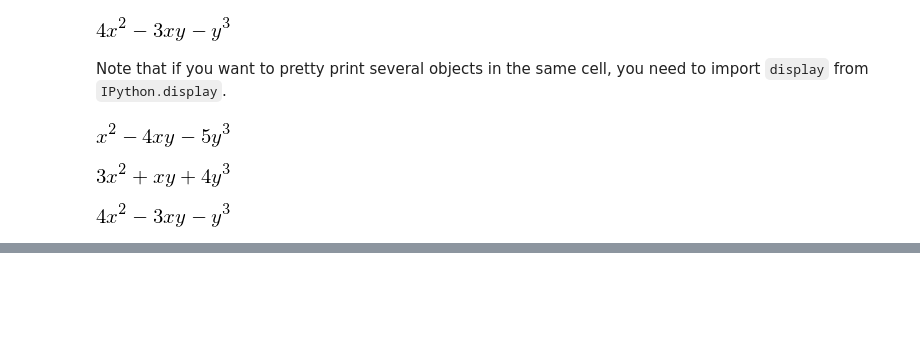
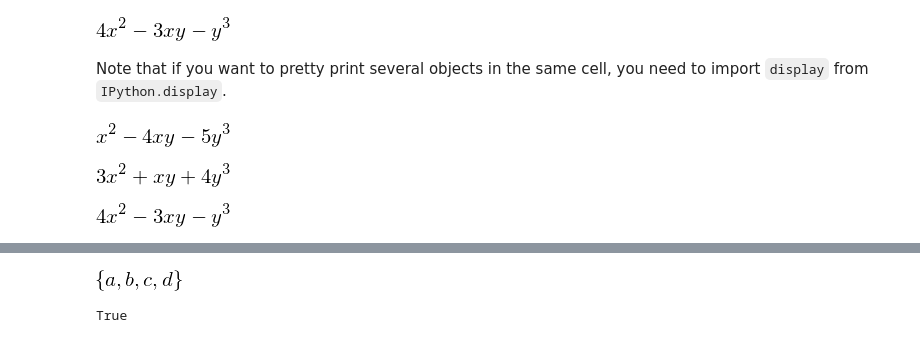
Before and after one commit to avassilev/py4datmod, a Jupyter notebook: Lec10_SymPy.ipynb, the cells around one changed output, grey strips where cells are left out. Drawn from its saved outputs; the diff is of its cells as text; code cells hidden in the pictures; blank space fills up the shorter version.

```diff
--- a/Lec10_SymPy.ipynb
+++ b/Lec10_SymPy.ipynb
@@ -106,0 +125,7 @@ display(z1+z2)
+# %%
+SymSet = sym.symbols({'a', 'b', 'c', 'd'})
+display(SymSet)
+sym.symbols('a') in SymSet
+# %% [output]
+[figure, added]
+True
```
Also changed, not shown: parts of 55 cells of this notebook.
